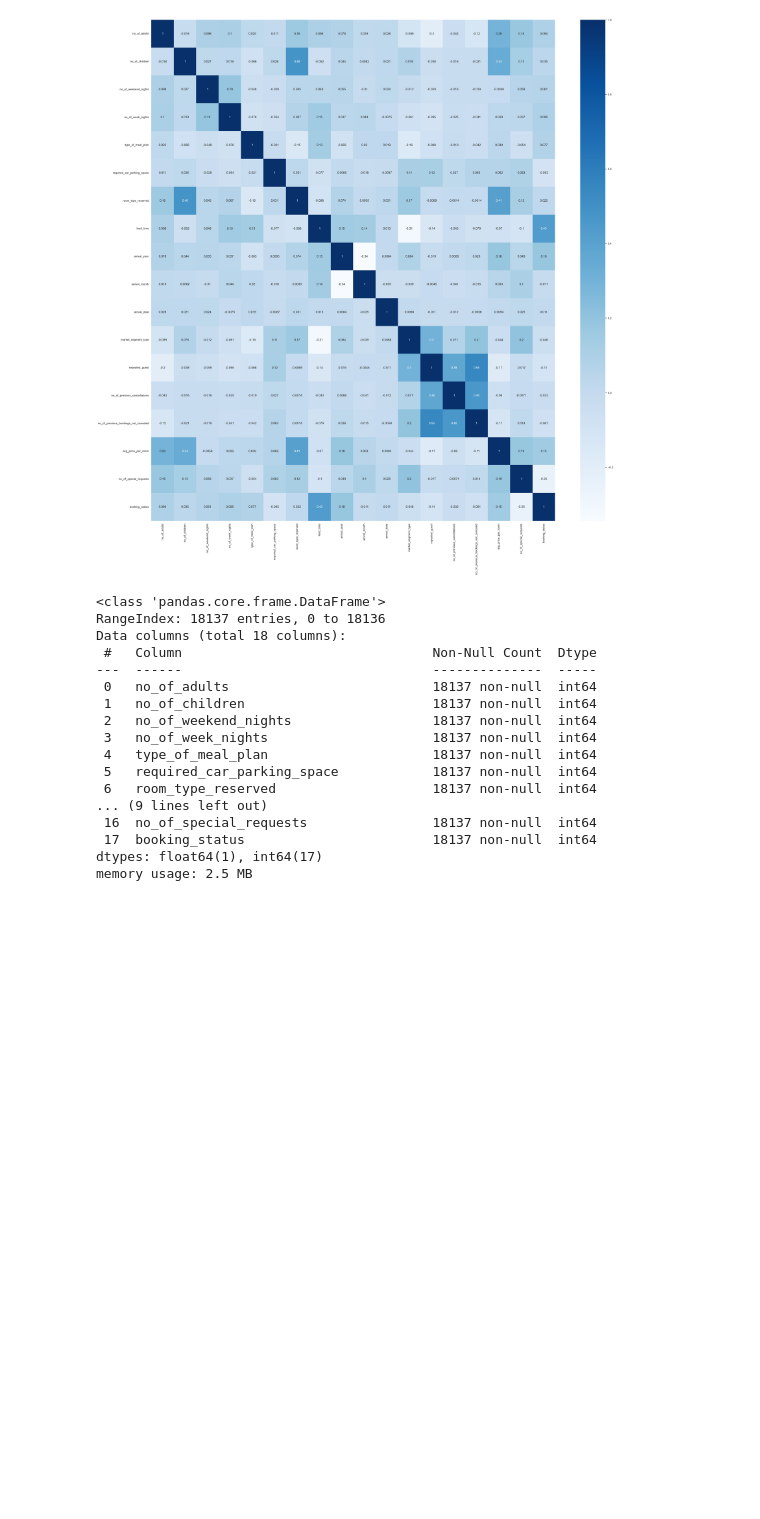
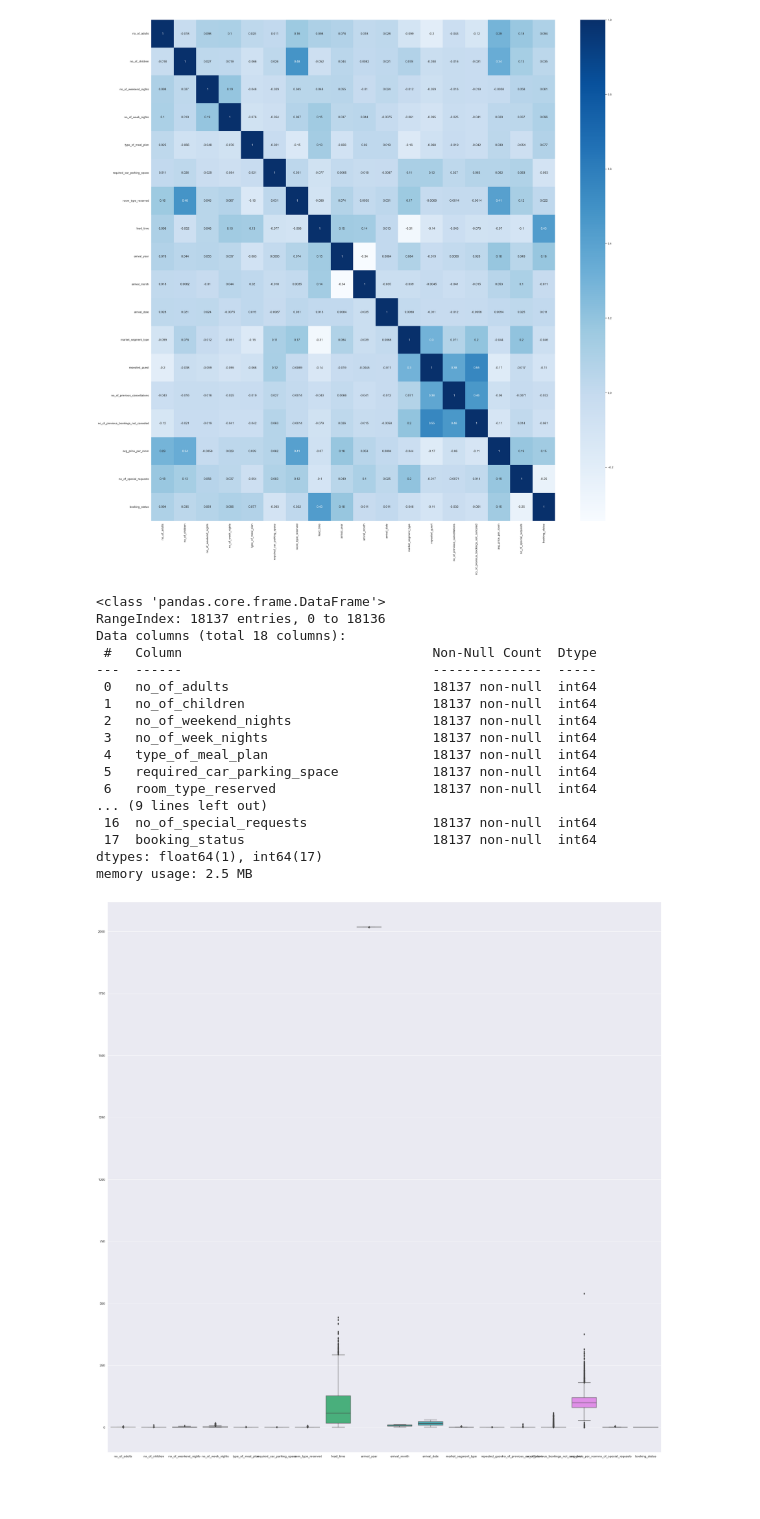
Before and after one commit to omar12oma/Reservation-Cancellation-Prediction, a Jupyter notebook: hotel.ipynb, the cells around one changed output. Drawn from its saved outputs; the diff is of its cells as text; code cells hidden in the pictures; blank space fills up the shorter version.

```diff
--- a/hotel.ipynb
+++ b/hotel.ipynb
@@ -125,3 +125,10 @@ Data columns (total 18 columns):
  17  booking_status                        18137 non-null  int64
 dtypes: float64(1), int64(17)
 memory usage: 2.5 MB
+# %%
+sns.boxplot(data=df )
+sns.set(rc={'figure.figsize':(35,35)})
+# %% [output]
+[figure, added]
+# %% [markdown]
+###
```
